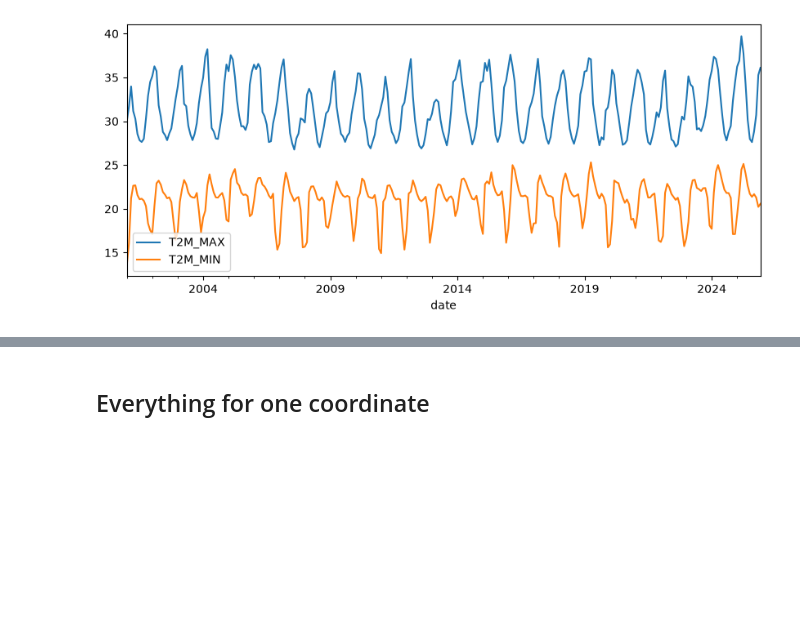
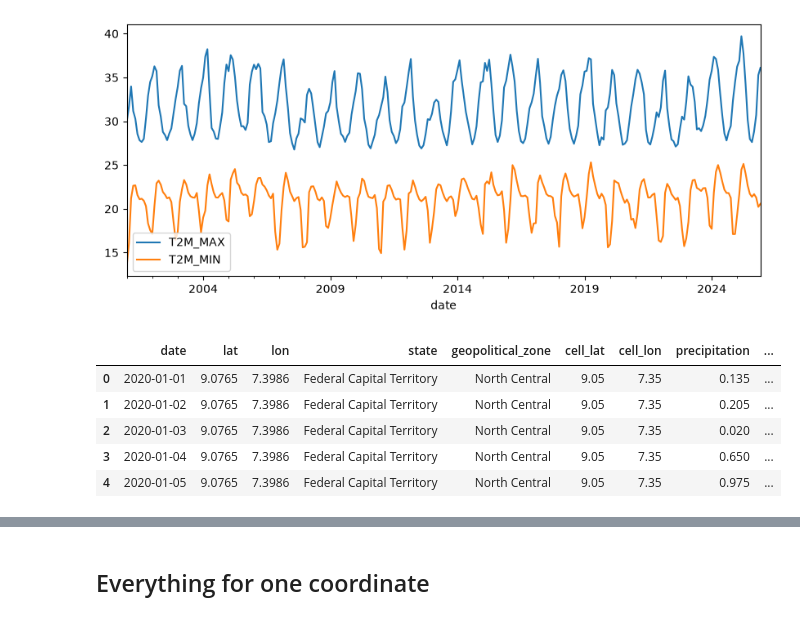
Before and after one commit to naheem3410/nasa-field-shift, a Jupyter notebook: notebooks/explore_soil.ipynb, the cells around one changed output, grey strips where cells are left out. Cells and saved outputs as stored; diff of their text form; code cells hidden in the pictures; blank space fills up the shorter version.

```diff
--- a/notebooks/explore_soil.ipynb
+++ b/notebooks/explore_soil.ipynb
@@ -166,3 +166,14 @@ ts[["T2M_MAX", "T2M_MIN"]].resample("MS").mean().plot(figsize=(10, 4))
 # %% [output]
 <Axes: xlabel='date'>
 [figure]
+# %%
+rain = clim.imerg.series(lat, lon, "2020-01-01", "2020-12-31")
+# rain = clim.imerg.series(lat, lon)
+rain.head()
+# %% [output]
+|  | date | lat | lon | state | geopolitical_zone | cell_lat | cell_lon | precipitation | ... |
+| 0 | 2020-01-01 | 9.0765 | 7.3986 | Federal Capital Territory | North Central | 9.05 | 7.35 | 0.135 | ... |
+| 1 | 2020-01-02 | 9.0765 | 7.3986 | Federal Capital Territory | North Central | 9.05 | 7.35 | 0.205 | ... |
+| 2 | 2020-01-03 | 9.0765 | 7.3986 | Federal Capital Territory | North Central | 9.05 | 7.35 | 0.020 | ... |
+| 3 | 2020-01-04 | 9.0765 | 7.3986 | Federal Capital Territory | North Central | 9.05 | 7.35 | 0.650 | ... |
+| 4 | 2020-01-05 | 9.0765 | 7.3986 | Federal Capital Territory | North Central | 9.05 | 7.35 | 0.975 | ... |
```
Also changed, not shown: parts of 2 cells of this notebook, 11 other files.
